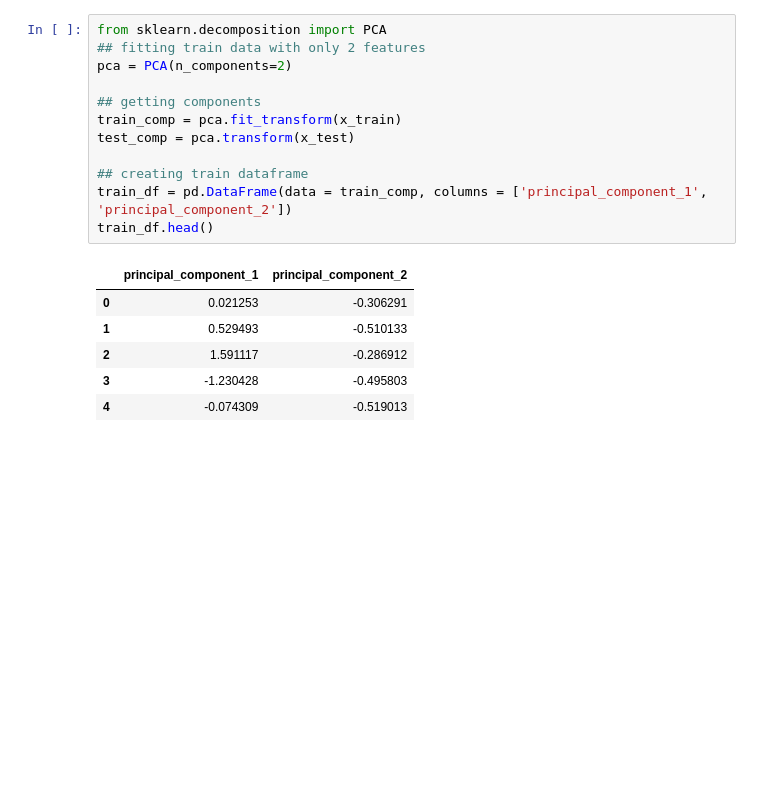
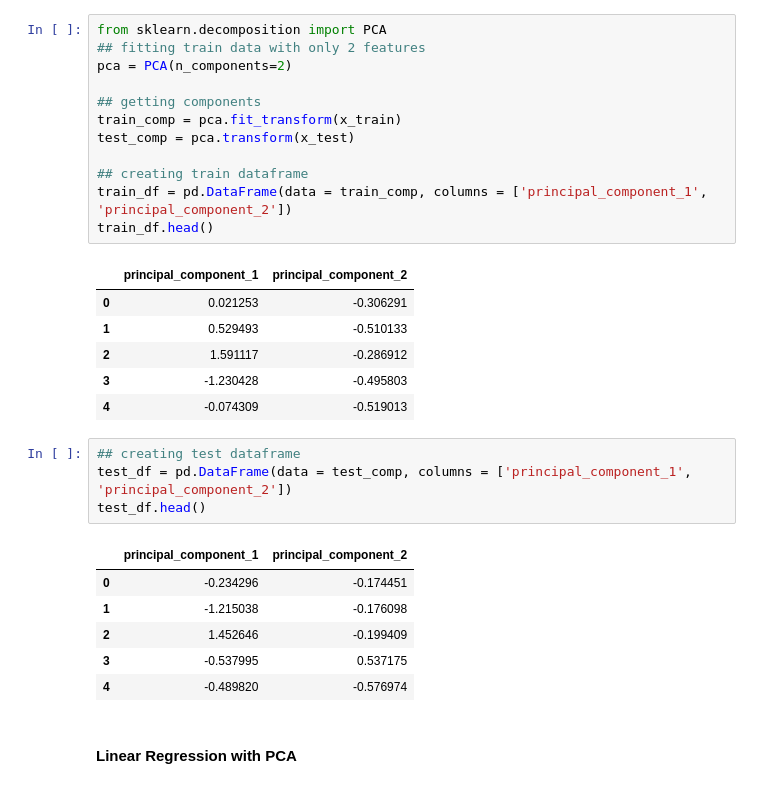
Before and after one commit to ddahiya16/Machine-Learning, a Jupyter notebook: Customer Life Time Value Prediction Model.ipynb, the cells around one changed output. Saved outputs shown, nothing was run; the diff lists cells and outputs as text; blank space fills up the shorter version.

```diff
--- a/Customer Life Time Value Prediction Model.ipynb
+++ b/Customer Life Time Value Prediction Model.ipynb
@@ -2031,3 +2031,16 @@ train_df.head()
 | 2 | 1.591117 | -0.286912 |
 | 3 | -1.230428 | -0.495803 |
 | 4 | -0.074309 | -0.519013 |
+# %%
+## creating test dataframe
+test_df = pd.DataFrame(data = test_comp, columns = ['principal_component_1', 'principal_component_2'])
+test_df.head()
+# %% [output]
+|  | principal_component_1 | principal_component_2 |
+| 0 | -0.234296 | -0.174451 |
+| 1 | -1.215038 | -0.176098 |
+| 2 | 1.452646 | -0.199409 |
+| 3 | -0.537995 | 0.537175 |
+| 4 | -0.489820 | -0.576974 |
+# %% [markdown]
+#### Linear Regression with PCA
```
